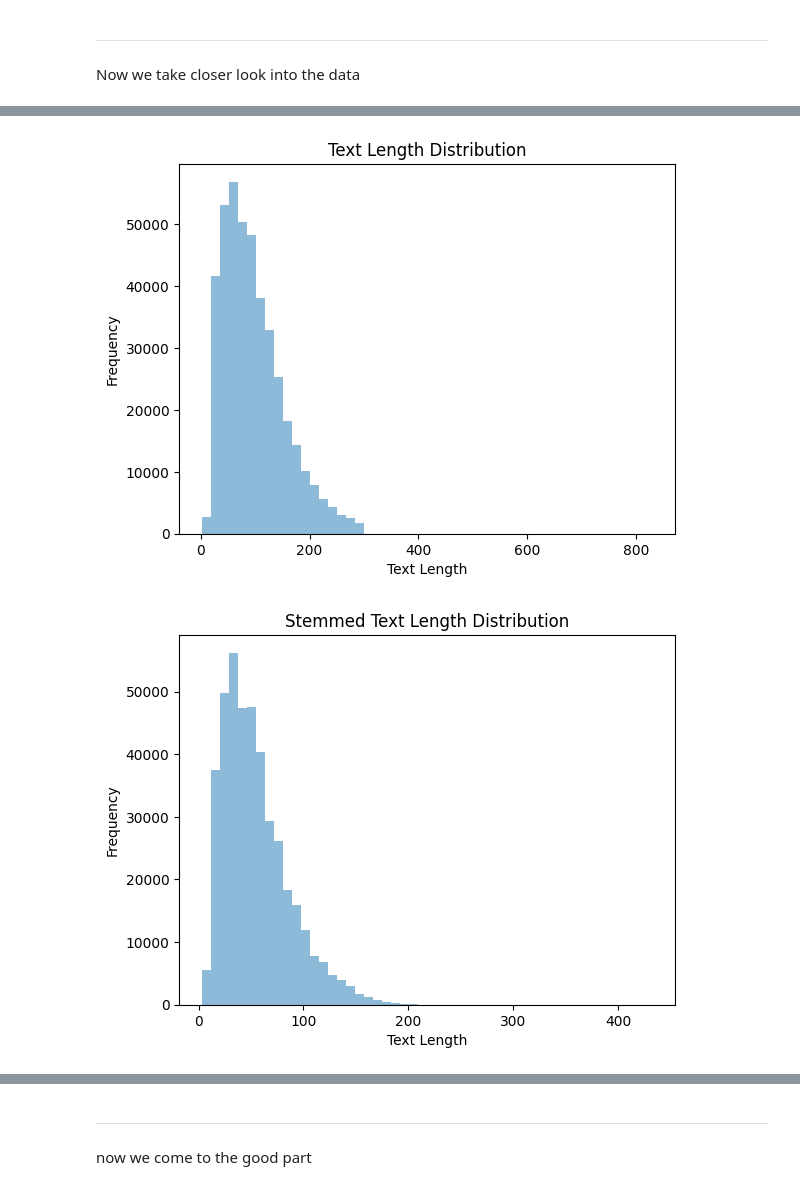
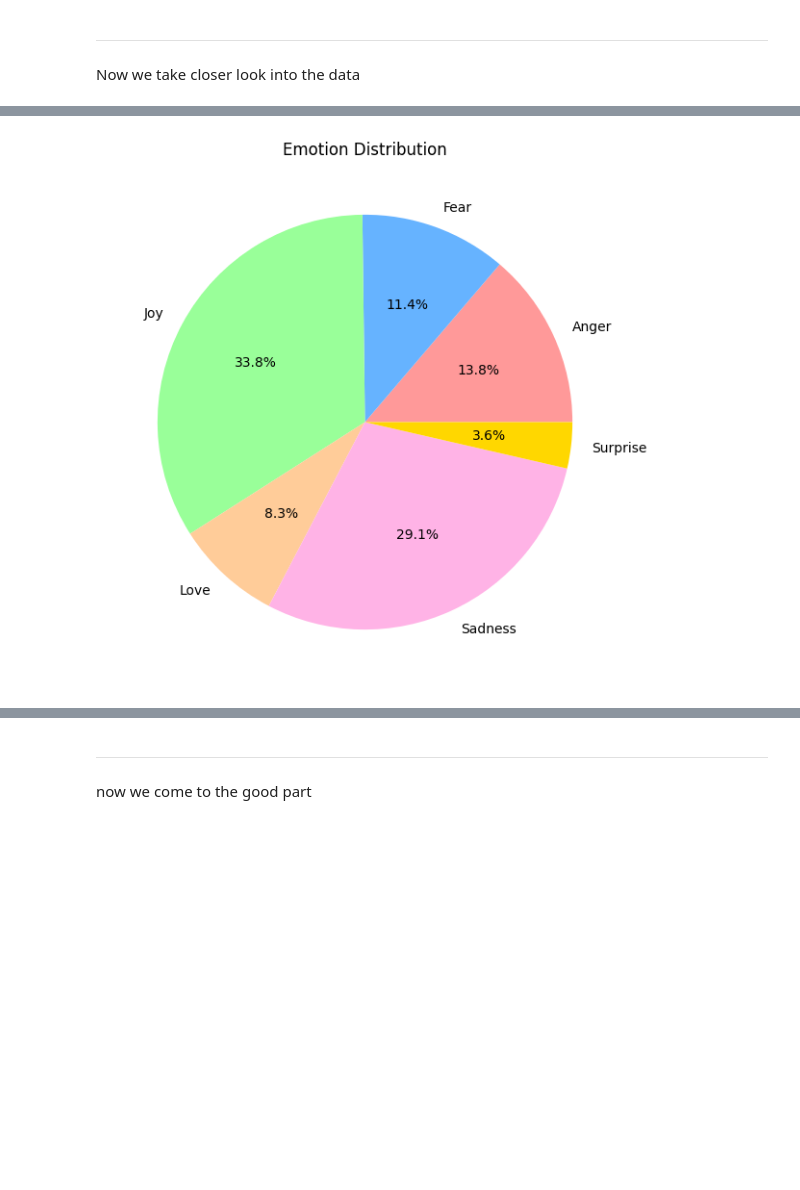
Before and after one commit to Timbo003/MBA_Emotions_Analysis, a Jupyter notebook: notebook.ipynb, the cells around one changed output, grey strips where cells are left out. Cells and saved outputs as stored; diff of their text form; code cells hidden in the pictures; blank space fills up the shorter version.

```diff
--- a/notebook.ipynb
+++ b/notebook.ipynb
@@ -296,19 +288,21 @@ for emotion in emotions:
-# %%
-# twiter max text length is 280 characters
-
-# plot the distribution of text lengths
-df['text_length'].plot.hist(bins=50, alpha=0.5)
-plt.title('Text Length Distribution')
-plt.xlabel('Text Length')
-plt.ylabel('Frequency')
-plt.show()
-
-# plot the distribution of stemmed text lengths
-df['text_length_stemmed'].plot.hist(bins=50, alpha=0.5)
-plt.title('Stemmed Text Length Distribution')
-plt.xlabel('Text Length')
-plt.ylabel('Frequency')
-plt.show()
-# %% [output]
-[figure, removed]
-[figure, removed]
+# %%
+# Group the dataframe by 'text_label' and count the number of occurrences for each emotion
+df_grouped = df.groupby('text_label').count()
+
+# Plot a pie chart showing the distribution of 'num_label' for each emotion
+df_grouped['num_label'].plot.pie(
+    autopct='%1.1f%%',  # Display the percentage on the pie slices, formatted to one decimal place
+    figsize=(7, 7),  # Set the size of the pie chart (optional, adjust if needed)
+    colors=['#FF9999', '#66B3FF', '#99FF99', '#FFCC99', '#FFB3E6', '#FFD700']  # Color palette
+)
+
+# Add a title to the pie chart
+plt.title('Emotion Distribution')
+
+# Remove the ylabel (it’s not needed for pie charts)
+plt.ylabel('')
+
+# Display the pie chart
+plt.show()
+# %% [output]
+[figure, added]
```
Also changed, not shown: parts of 11 cells of this notebook.
